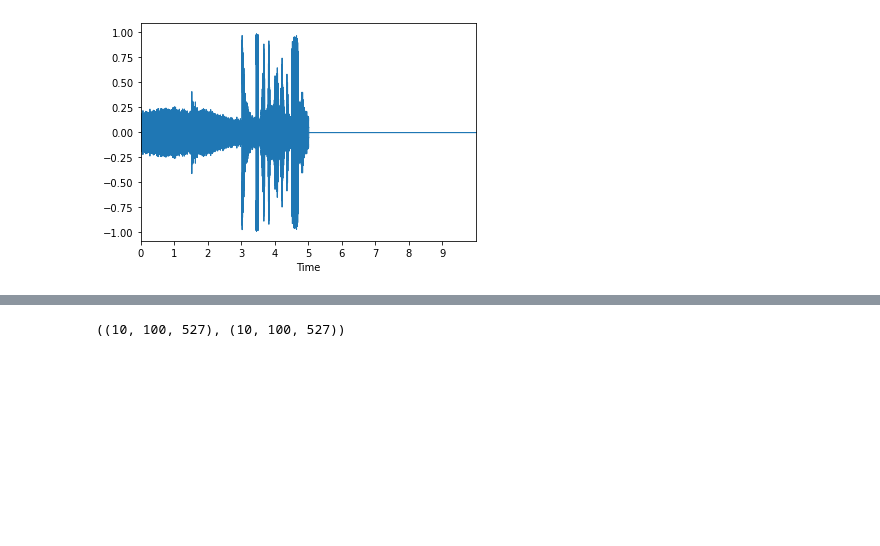
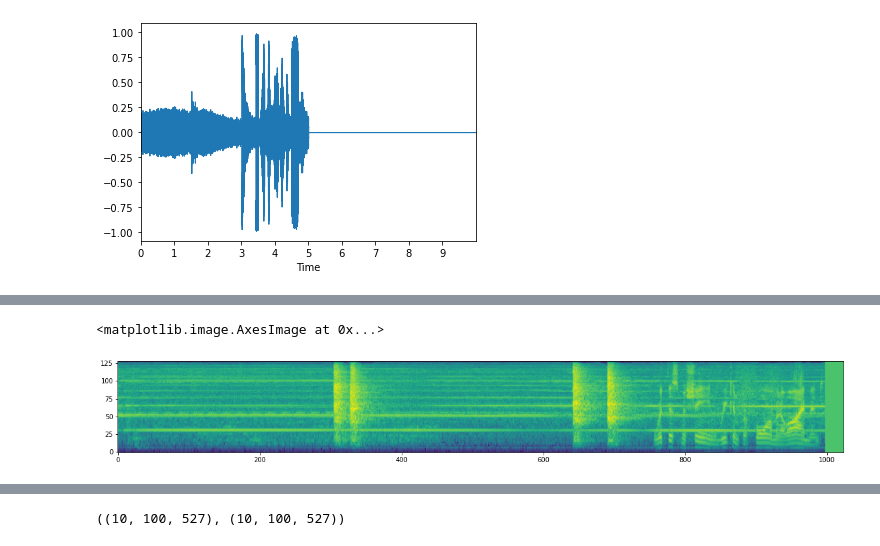
Before and after one commit to lijuncheng16/AudioSetDoneRight, a Jupyter notebook: vis_feature-Copy1.ipynb, the cells around one changed output, grey strips where cells are left out. Drawn from its saved outputs; the diff is of its cells as text; code cells hidden in the pictures; blank space fills up the shorter version.

```diff
--- a/vis_feature-Copy1.ipynb
+++ b/vis_feature-Copy1.ipynb
@@ -144,7 +166,25 @@ def extract2(wav):
     mel = librosa.feature.melspectrogram(S = numpy.abs(spec), sr = 16000, n_mels = 64, fmax = 8000)
     logmel = librosa.core.power_to_db(mel[:, :400])
     return logmel.T.astype('float32')
+# %%
+def extract3(wav, sr):
+    fbank = torchaudio.compliance.kaldi.fbank(wav, htk_compat=True, sample_frequency=sr, use_energy=False,
+                                                  window_type='hanning', num_mel_bins=128, dither=0.0, frame_shift=10)
+
+    target_length = 1024
+    print('fbank shape: ', fbank.shape)
+
+    n_frames = fbank.shape[0]
+    p = target_length - n_frames
+    if p > 0:
+            m = torch.nn.ZeroPad2d((0, 0, 0, p))
+            fbank = m(fbank)
+    elif p < 0:
+            fbank = fbank[0:target_length, :]
+    return fbank
 # %%
 logmel = extract(hammer_sound)
 # %%
 logmel = extract2(hammer_sound)
+# %%
+filterbank = extract3(waveform, sr)
@@ -177,3 +195,5 @@ logmel shape:  (400, 64)
+# %%
+filter_norm = (filterbank+4.2677393)/4.5689974 #'audioset':[-4.2677393, 4.5689974]
 # %%
 print(logmel_norm)
 # %% [output]
@@ -199,3 +219,9 @@ plt.imshow(logmel_norm.T, origin='lower')
+# %%
+plt.figure(figsize = (20,10))
+plt.imshow(filter_norm.T, origin='lower')
+# %% [output]
+<matplotlib.image.AxesImage at 0x...>
+[figure, added]
 # %%
 DB = librosa.amplitude_to_db(D, ref=np.max)
 librosa.display.specshow(DB, sr=sr, hop_length=hop_length, x_axis='time', y_axis='log');
```
Also changed, not shown: parts of 20 cells of this notebook.
